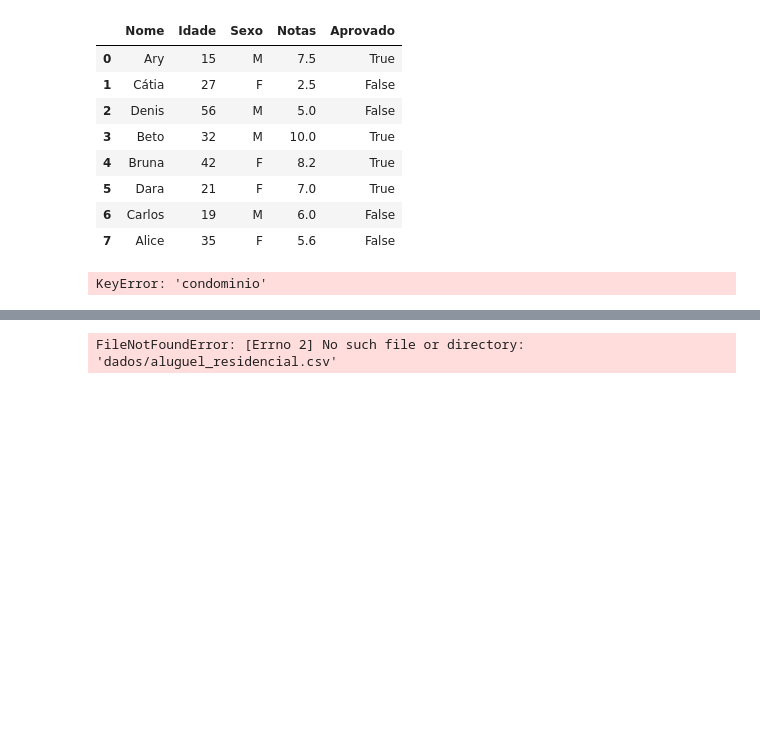
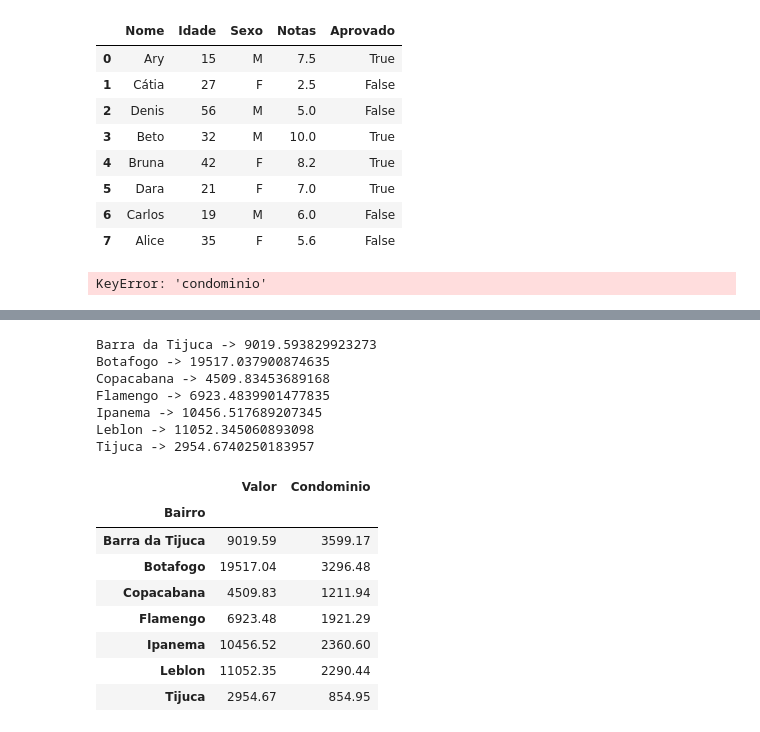
Before and after one commit to Reiniger95/cursopandas, a Jupyter notebook: main.ipynb, the cells around one changed output, grey strips where cells are left out. Cells and saved outputs as stored; diff of their text form; code cells hidden in the pictures; blank space fills up the shorter version.

```diff
--- a/main.ipynb
+++ b/main.ipynb
@@ -272,5 +282,31 @@ FileNotFoundError: [Errno 2] No such file or directory: 'dados/aluguel_residenci
-# %%
-import pandas as pd
-dados.to_csv('dados/aluguel_residencial.csv', sep = ';', index = False)
-# %% [output]
-FileNotFoundError: [Errno 2] No such file or directory: 'dados/aluguel_residencial.csv'
+# %%
+import pandas as pd
+
+dados = pd.read_csv('aluguel.csv', sep =';')
+
+bairros = ['Barra da Tijuca', 'Copacabana', 'Ipanema', 'Leblon', 'Botafogo', 'Flamengo', 'Tijuca']
+selecao = dados['Bairro'].isin(bairros)
+dados = dados[selecao]
+dados['Bairro'].drop_duplicates()
+dados_bairro = dados.groupby('Bairro')
+
+for bairro, dados in dados_bairro:
+    print('{} -> {}'.format(bairro, dados.Valor.mean()))
+dados_bairro[['Valor', 'Condominio']].mean().round(2)
+# %% [output]
+Barra da Tijuca -> 9019.593829923273
+Botafogo -> 19517.037900874635
+Copacabana -> 4509.83453689168
+Flamengo -> 6923.4839901477835
+Ipanema -> 10456.517689207345
+Leblon -> 11052.345060893098
+Tijuca -> 2954.6740250183957
+|  | Valor | Condominio |
+| Bairro |  |  |
+| Barra da Tijuca | 9019.59 | 3599.17 |
+| Botafogo | 19517.04 | 3296.48 |
+| Copacabana | 4509.83 | 1211.94 |
+| Flamengo | 6923.48 | 1921.29 |
+| Ipanema | 10456.52 | 2360.60 |
+| Leblon | 11052.35 | 2290.44 |
+| Tijuca | 2954.67 | 854.95 |
```
Also changed, not shown: parts of 6 cells of this notebook.
